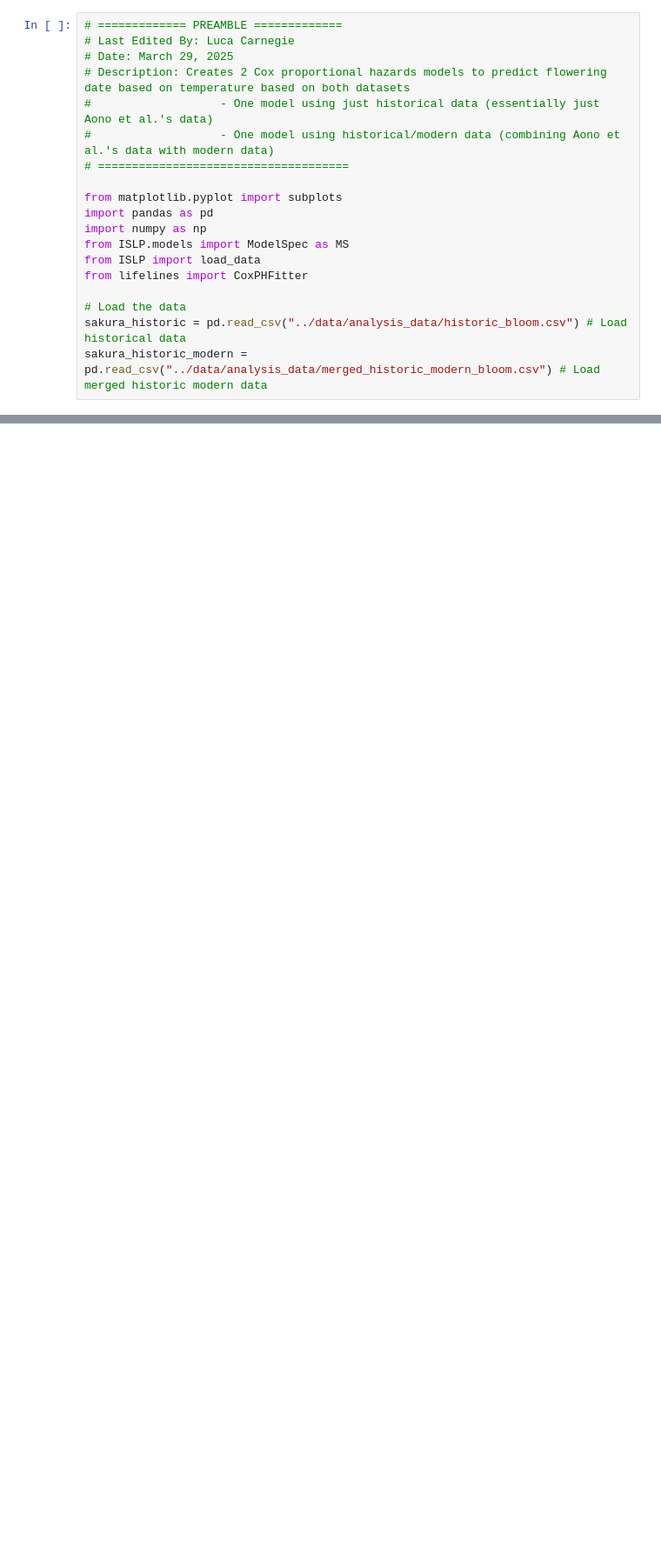
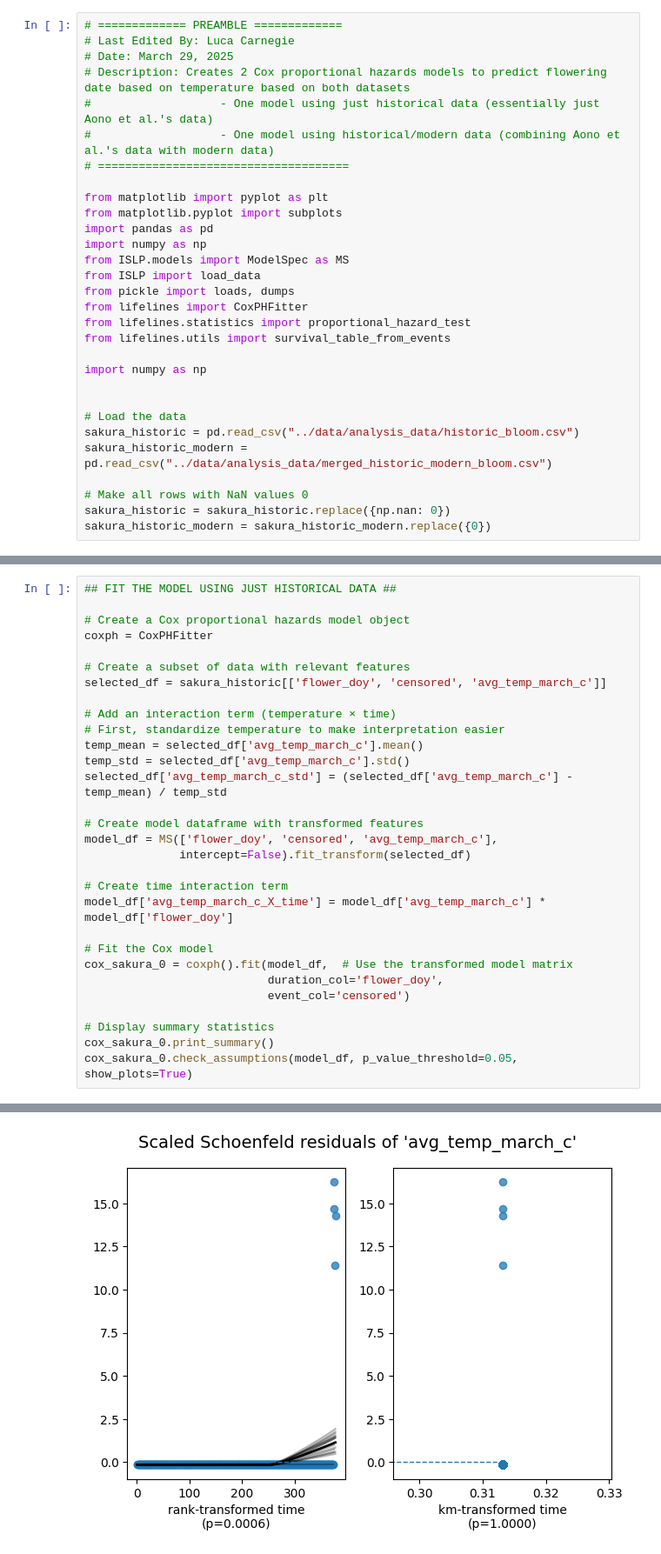
Before and after one commit to lcarnegie/sakura, a Jupyter notebook: scripts/04-model-data.ipynb, the cells around one changed output, grey strips where cells are left out. Shown: that part at 87% size. Saved outputs shown, nothing was run; the diff lists cells and outputs as text; blank space fills up the shorter version.

Commit message:
made cox regression model

```diff
--- a/scripts/04-model-data.ipynb
+++ b/scripts/04-model-data.ipynb
@@ -7,13 +7,24 @@
 #                   - One model using historical/modern data (combining Aono et al.'s data with modern data)
 # =====================================
 
+from matplotlib import pyplot as plt
 from matplotlib.pyplot import subplots
 import pandas as pd
 import numpy as np
 from ISLP.models import ModelSpec as MS
 from ISLP import load_data
+from pickle import loads, dumps
 from lifelines import CoxPHFitter
+from lifelines.statistics import proportional_hazard_test
+from lifelines.utils import survival_table_from_events
+
+import numpy as np
+
 
 # Load the data
-sakura_historic = pd.read_csv("../data/analysis_data/historic_bloom.csv") # Load historical data
-sakura_historic_modern = pd.read_csv("../data/analysis_data/merged_historic_modern_bloom.csv") # Load merged historic modern data
+sakura_historic = pd.read_csv("../data/analysis_data/historic_bloom.csv")
+sakura_historic_modern = pd.read_csv("../data/analysis_data/merged_historic_modern_bloom.csv")
+
+# Make all rows with NaN values 0
+sakura_historic = sakura_historic.replace({np.nan: 0})
+sakura_historic_modern = sakura_historic_modern.replace({0})
@@ -21,0 +31,31 @@ FileNotFoundError: [Errno 2] No such file or directory: 'c:\\Users\\lucac\\AppDa
+# %%
+## FIT THE MODEL USING JUST HISTORICAL DATA ##
+
+# Create a Cox proportional hazards model object
+coxph = CoxPHFitter
+
+# Create a subset of data with relevant features
+selected_df = sakura_historic[['flower_doy', 'censored', 'avg_temp_march_c']]
+
+# Add an interaction term (temperature × time)
+# First, standardize temperature to make interpretation easier
+temp_mean = selected_df['avg_temp_march_c'].mean()
+temp_std = selected_df['avg_temp_march_c'].std()
+selected_df['avg_temp_march_c_std'] = (selected_df['avg_temp_march_c'] - temp_mean) / temp_std
+
+# Create model dataframe with transformed features
+model_df = MS(['flower_doy', 'censored', 'avg_temp_march_c'],
+              intercept=False).fit_transform(selected_df)
+
+# Create time interaction term
+model_df['avg_temp_march_c_X_time'] = model_df['avg_temp_march_c'] * model_df['flower_doy']
+
+# Fit the Cox model
+cox_sakura_0 = coxph().fit(model_df,  # Use the transformed model matrix
+                           duration_col='flower_doy',
+                           event_col='censored')
+
+# Display summary statistics
+cox_sakura_0.print_summary()
+cox_sakura_0.check_assumptions(model_df, p_value_threshold=0.05, show_plots=True)
+# %% [output]
@@ -21,0 +124 @@ FileNotFoundError: [Errno 2] No such file or directory: 'c:\\Users\\lucac\\AppDa
+[figure, added]
```
Also changed, not shown: parts of 4 cells of this notebook, 1 other file.
